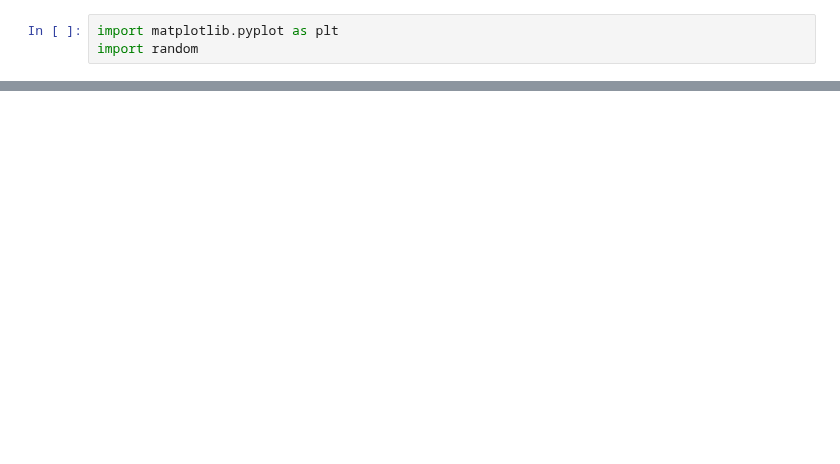
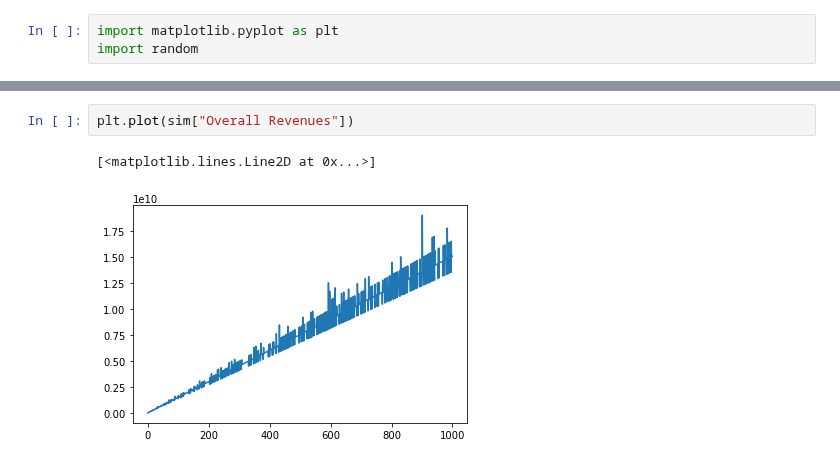
Before and after one commit to teohyikhaw/camcos, a Jupyter notebook: simulations/Collusion Simulation.ipynb, the cells around one changed output, grey strips where cells are left out. Saved outputs shown, nothing was run; the diff lists cells and outputs as text; blank space fills up the shorter version.

```diff
--- a/simulations/Collusion Simulation.ipynb
+++ b/simulations/Collusion Simulation.ipynb
@@ -79,0 +71,5 @@ plt.plot(basefee_data)
+# %%
+plt.plot(sim["Overall Revenues"])
+# %% [output]
+[<matplotlib.lines.Line2D at 0x...>]
+[figure, added]
```
Also changed, not shown: parts of 11 cells of this notebook, 1 other file.
